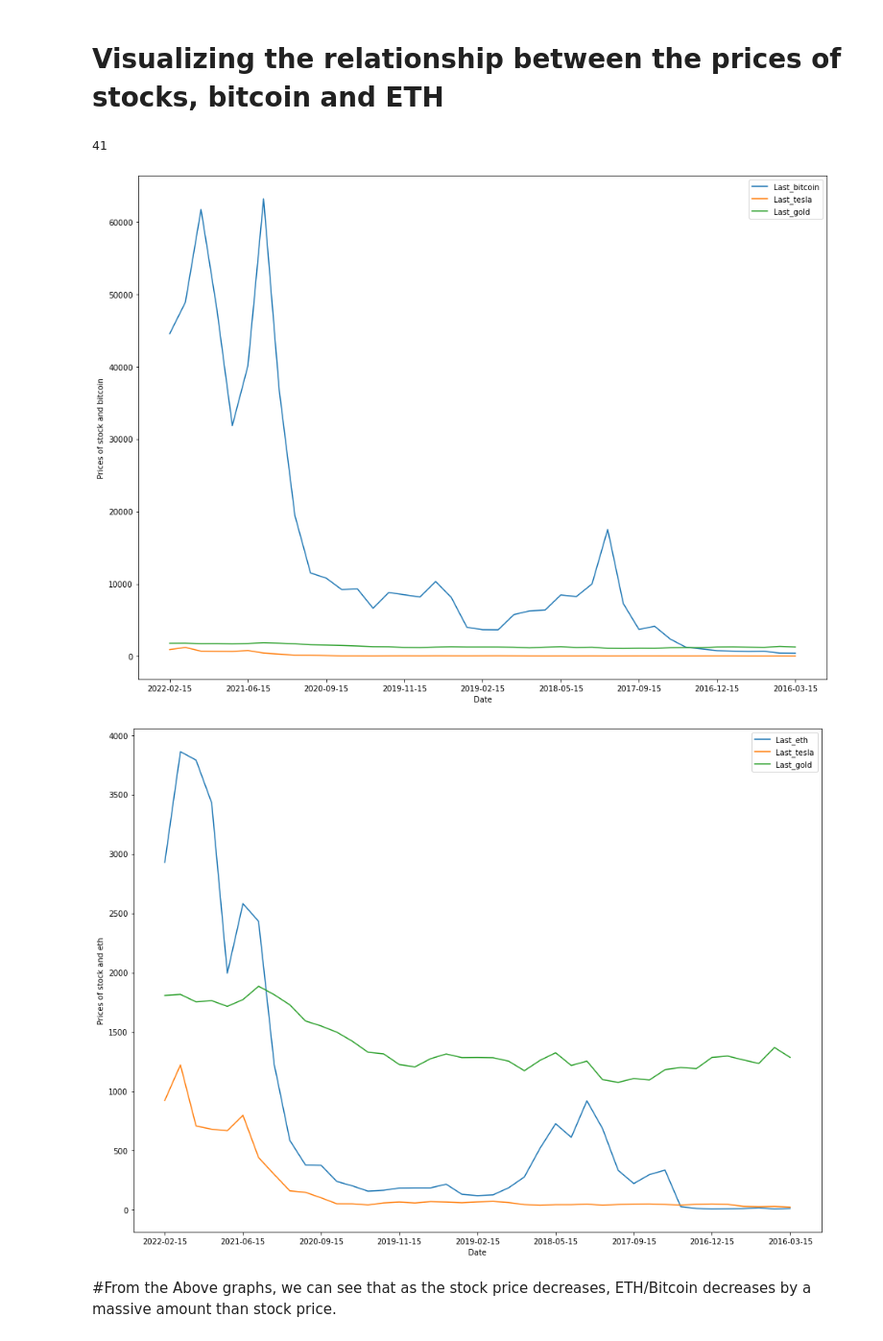
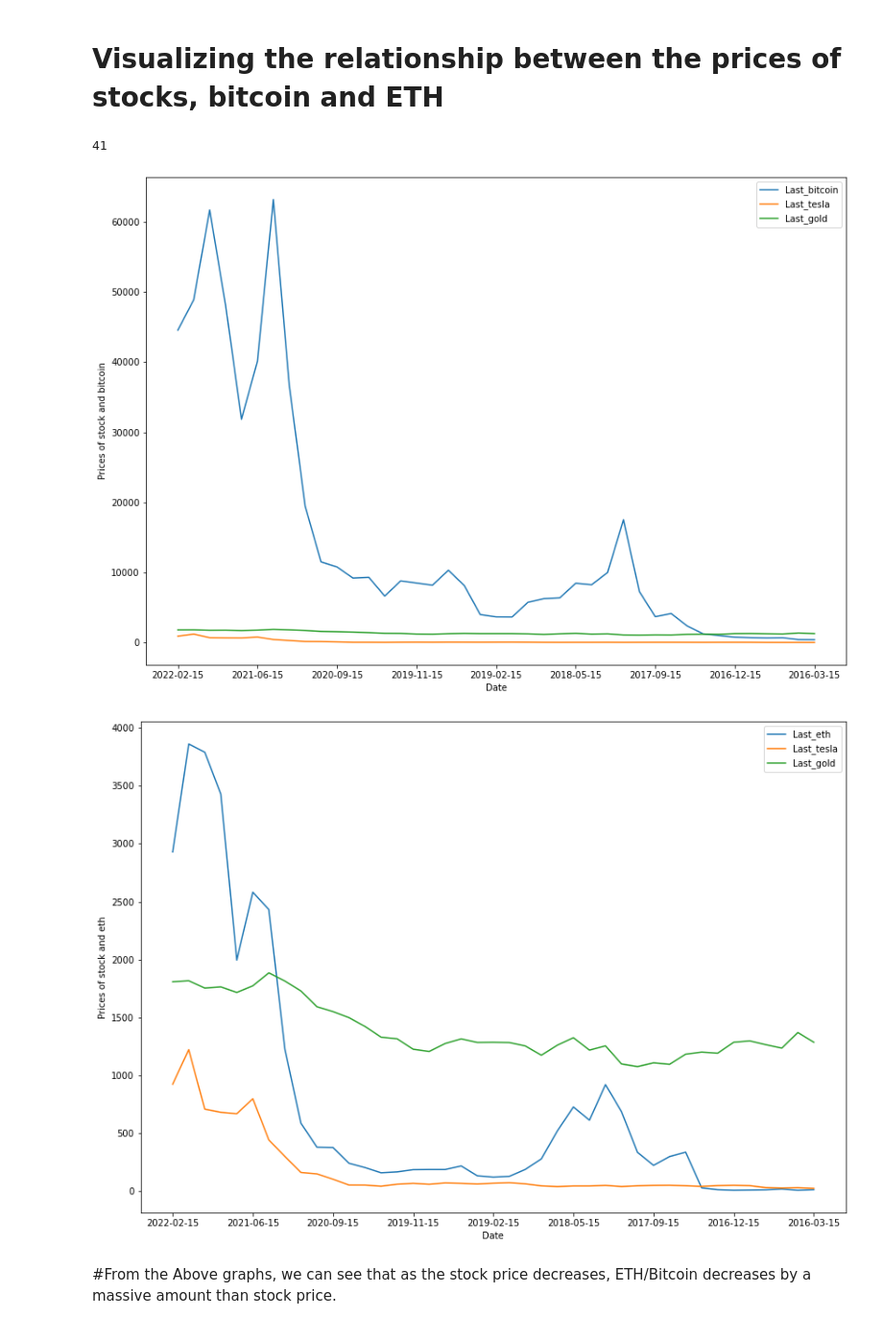
Before and after one commit to RojaReddy329/MachineLearningProject, a Jupyter notebook: ProjectNotebook.ipynb, the cells around one changed output. Shown at 96% size. Drawn from its saved outputs; the diff is of its cells as text; code cells hidden in the pictures.

```diff
--- a/ProjectNotebook.ipynb
+++ b/ProjectNotebook.ipynb
@@ -150,30 +164,30 @@ crypto.to_csv('crypto.csv')
 # %% [markdown]
 # Visualizing the relationship between the prices of stocks, bitcoin and ETH
 # %%
-#Plotting graph how the stock,bitcoin and eth prices are varying over a timeperiod(taken the subset of the dates
+#Plotting graph how the stock,bitcoin and eth prices are varying over a timeperiod (taken the subset of the dates
 #to show the visualization clearly)
 
 crypto_subset = crypto
 
 crypto_subset['Date'] = crypto_subset['Date'].astype(str)
 crypto_subset = crypto_subset[crypto_subset.Date.str.match(r'^\d.*-\d.*-15')]
 
 
 print(crypto_subset['Date'].count())
 
 #plot of BTC correlation with gold and tesla stock prices
-crypto_subset.plot(x="Date",y=["Last_bitcoin","Last_tesla","Last_gold"],figsize=(16,12))
+crypto_subset.plot(x="Date",y=["Last_bitcoin","Last_tesla","Last_gold"],figsize=(14,10))
 plt.ylabel("Prices of stock and bitcoin")
 plt.show()
 
 #plot of ETH correlation with gold and tesla stock prices
-crypto_subset.plot(x="Date",y=["Last_eth","Last_tesla","Last_gold"],figsize=(16,12))
+crypto_subset.plot(x="Date",y=["Last_eth","Last_tesla","Last_gold"],figsize=(14,10))
 plt.ylabel("Prices of stock and eth")
 plt.show()
 # %% [output]
 41
-[figure, old version]
+[figure, new version]
-[figure, old version]
+[figure, new version]
 # %% [markdown]
 #From the Above graphs, we can see that as the stock price decreases, ETH/Bitcoin decreases by a massive amount than stock price.
 # %%
```
Also changed, not shown: parts of 11 cells of this notebook, 10 other files.
